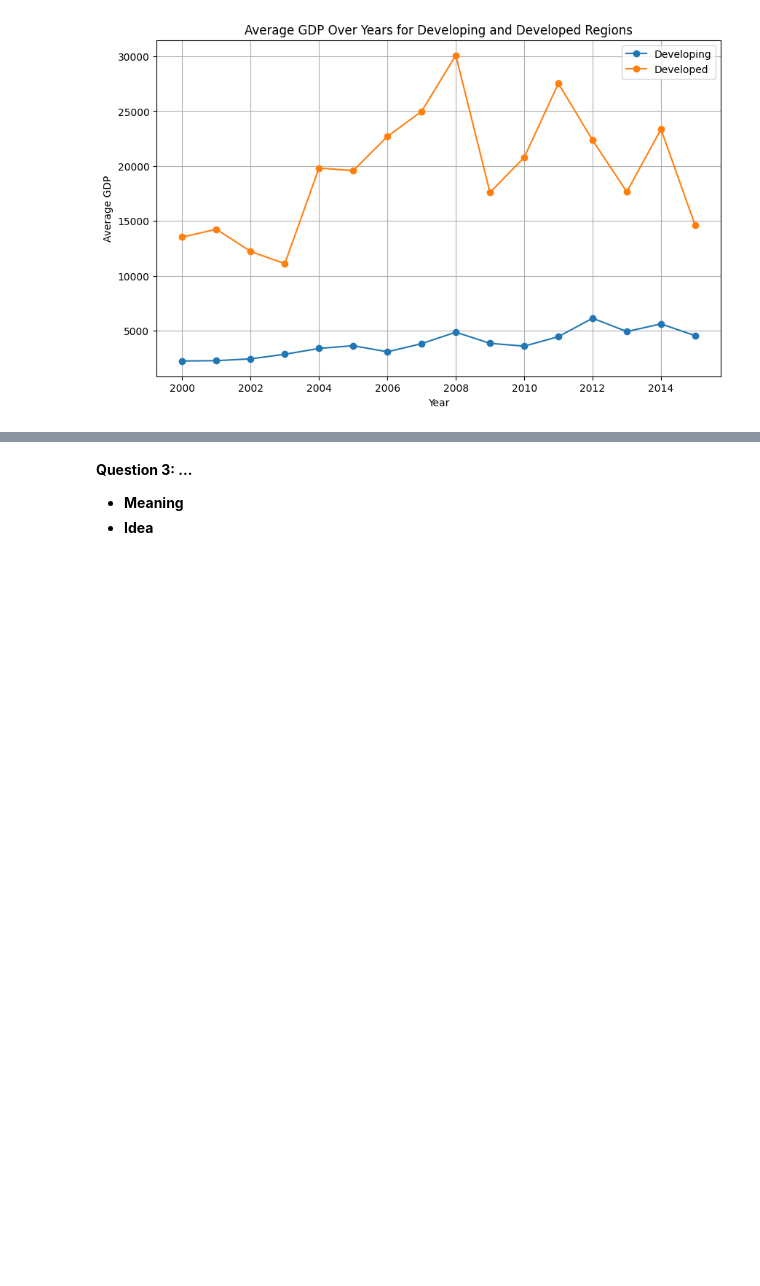
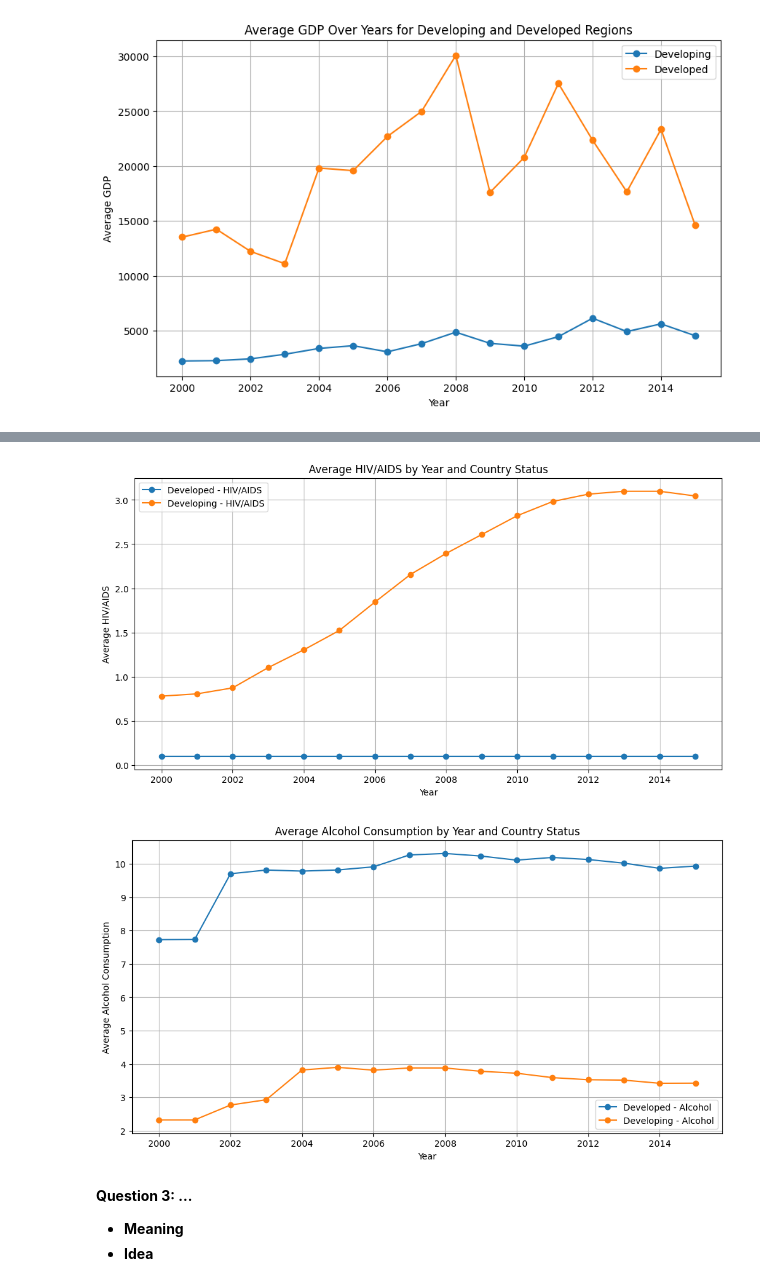
Before and after one commit to huyban2003/P4DS, a Jupyter notebook: Notebook.ipynb, the cells around one changed output, grey strips where cells are left out. Saved outputs shown, nothing was run; the diff lists cells and outputs as text; code cells hidden in the pictures; blank space fills up the shorter version.

Commit message:
[Data Analyzing] - Demo Q2 and [Introduction] - edit information in introduction

```diff
--- a/Notebook.ipynb
+++ b/Notebook.ipynb
@@ -538,3 +547,35 @@ plt.show()
+# %%
+##TODO
+years = df['Year'].unique()
+
+# HIV/AIDS
+plt.figure(figsize=(12, 6))
+for status, data in [('Developed', developed_data), ('Developing', developing_data)]:
+    hiv_aids_values = data.groupby('Year')['HIV/AIDS'].mean()
+    plt.plot(years, hiv_aids_values, label=f'{status} - HIV/AIDS', marker='o')
+
+plt.title('Average HIV/AIDS by Year and Country Status')
+plt.xlabel('Year')
+plt.ylabel('Average HIV/AIDS')
+plt.legend()
+plt.grid(True)
+plt.show()
+
+# alcohol
+plt.figure(figsize=(12, 6))
+for status, data in [('Developed', developed_data), ('Developing', developing_data)]:
+    alcohol_values = data.groupby('Year')['Alcohol'].mean()
+    plt.plot(years, alcohol_values, label=f'{status} - Alcohol', marker='o')
+
+plt.title('Average Alcohol Consumption by Year and Country Status')
+plt.xlabel('Year')
+plt.ylabel('Average Alcohol Consumption')
+plt.legend()
+plt.grid(True)
+plt.show()
+# %% [output]
+[figure, added]
+[figure, added]
 # %% [markdown]
 **Question 3: ...**
 - **Meaning**
```
Also changed, not shown: parts of 15 cells of this notebook.
